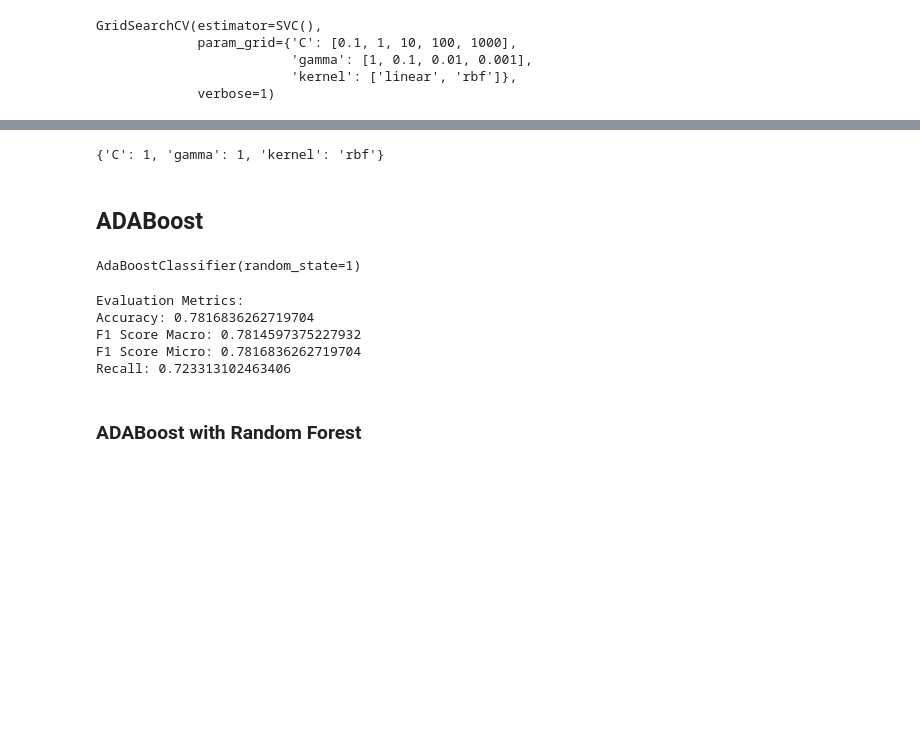
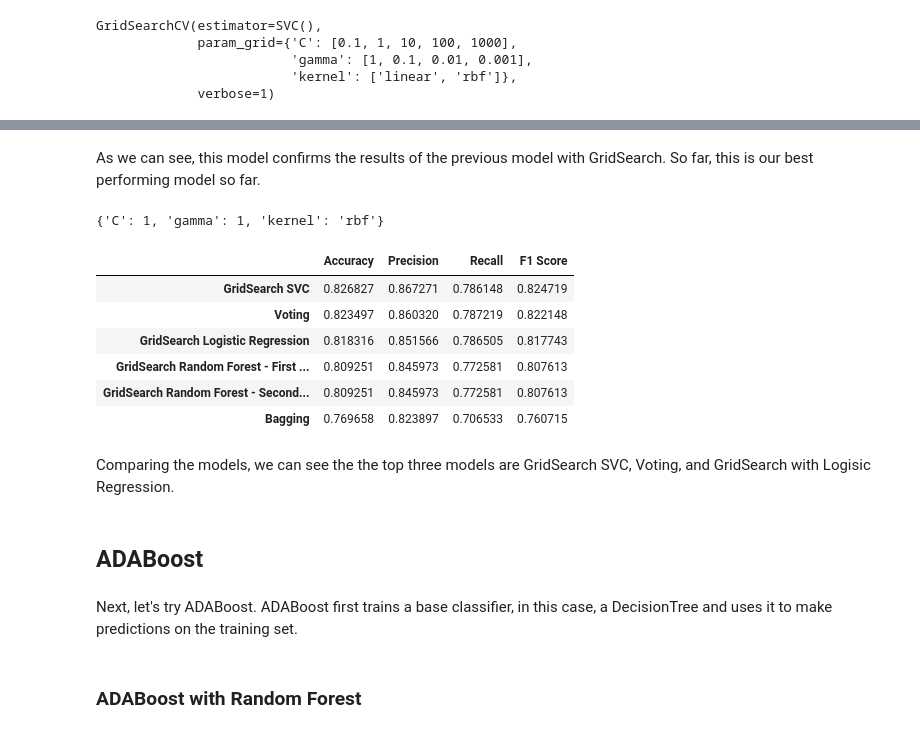
Before and after one commit to ismael-araujo/Hotel-Reviews-Analysis-Using-NLP, a Jupyter notebook: models/ensemble-models.ipynb, the cells around one changed output, grey strips where cells are left out. Saved outputs shown, nothing was run; the diff lists cells and outputs as text; code cells hidden in the pictures; blank space fills up the shorter version.

```diff
--- a/models/ensemble-models.ipynb
+++ b/models/ensemble-models.ipynb
@@ -271,4 +404,7 @@ Recall: 0.7861478043555873
-# %%
-grid.best_params_
-# %% [output]
-{'C': 1, 'gamma': 1, 'kernel': 'rbf'}
+# %% [markdown]
+As we can see, this model confirms the results of the previous model with GridSearch. So far, this is our best performing model so far.
+# %%
+# Check the best parameters
+grid.best_params_
+# %% [output]
+{'C': 1, 'gamma': 1, 'kernel': 'rbf'}
@@ -275,19 +423,19 @@ grid.best_params_
+# %%
+df_metrics()
+# %% [output]
+|  | Accuracy | Precision | Recall | F1 Score |
+| GridSearch SVC | 0.826827 | 0.867271 | 0.786148 | 0.824719 |
+| Voting | 0.823497 | 0.860320 | 0.787219 | 0.822148 |
+| GridSearch Logistic Regression | 0.818316 | 0.851566 | 0.786505 | 0.817743 |
+| GridSearch Random Forest - First ... | 0.809251 | 0.845973 | 0.772581 | 0.807613 |
+| GridSearch Random Forest - Second... | 0.809251 | 0.845973 | 0.772581 | 0.807613 |
+| Bagging | 0.769658 | 0.823897 | 0.706533 | 0.760715 |
+# %% [markdown]
+Comparing the models, we can see the the top three models are GridSearch SVC, Voting, and GridSearch with Logisic Regression.
 # %% [markdown]
 ## ADABoost
-# %%
-adaboost = AdaBoostClassifier(random_state=1)
-adaboost.fit(X_train, y_train)
-# %% [output]
-AdaBoostClassifier(random_state=1)
-# %%
-y_pred_ada = adaboost.predict(X_test)
-evaluation(y_test, y_pred_ada)
-# %% [output]
-Evaluation Metrics:
-Accuracy: 0.7816836262719704
-F1 Score Macro: 0.7814597375227932
-F1 Score Micro: 0.7816836262719704
-Recall: 0.723313102463406
+# %% [markdown]
+Next, let's try ADABoost. ADABoost first trains a base classifier, in this case, a DecisionTree and uses it to make predictions on the training set.
 # %% [markdown]
 ### ADABoost with Random Forest
 # %%
```
Also changed, not shown: parts of 82 cells of this notebook.
